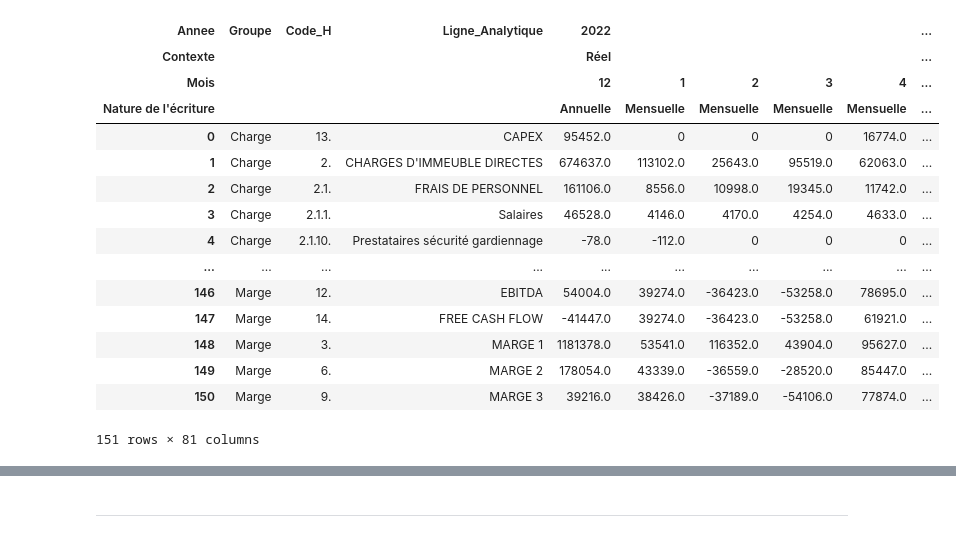
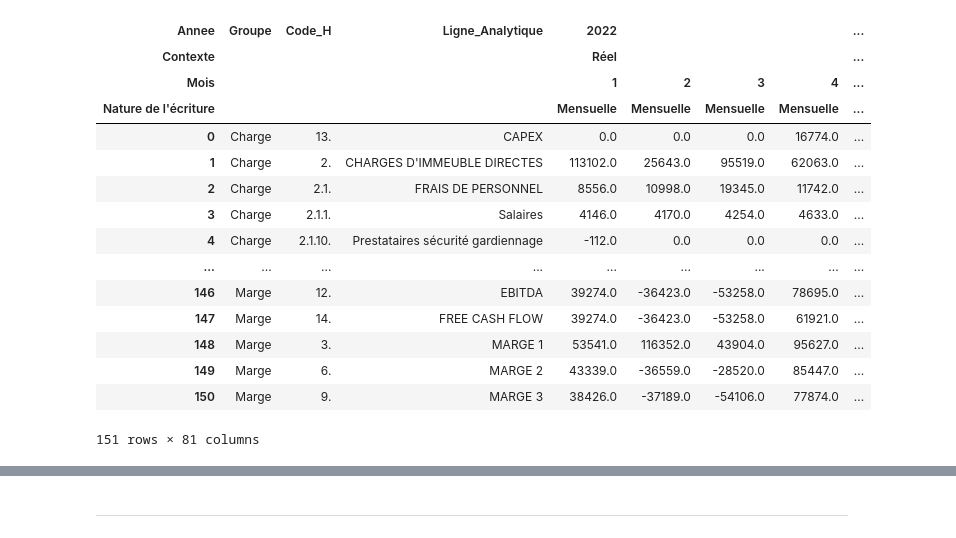
Before and after one commit to Amsa-21/SL_CB_IA, a Jupyter notebook: v4.ipynb, the cells around one changed output, grey strips where cells are left out. Drawn from its saved outputs; the diff is of its cells as text; code cells hidden in the pictures.

```diff
--- a/v4.ipynb
+++ b/v4.ipynb
@@ -80,15 +85,13 @@ def preprocessing_data(df: pd.DataFrame, simple_dict: list[dict]) -> pd.DataFram
         mask_pct = df_filtered['Lignes'] == "% DES RECETTES TOTALES"
         mask_non_pct = ~mask_pct
 
-        # Process non-pct as before
-        df_filtered.loc[mask_non_pct, "Montant"] = df_filtered.loc[mask_non_pct, "Montant"].round(0).astype(int)
+        # Correction : bien gérer le typage et l'arrondi sans convertir en int les NaN et préserver les floats si NaN
+        df_filtered.loc[mask_non_pct, "Montant"] = df_filtered.loc[mask_non_pct, "Montant"].round(0)
+        mask_non_pct_non_nan = mask_non_pct & df_filtered['Montant'].notna()
+        df_filtered.loc[mask_non_pct_non_nan, "Montant"] = df_filtered.loc[mask_non_pct_non_nan, "Montant"].astype(int)
 
-        # Ensure we handle dtype for mask_pct
         if mask_pct.any():
-            montant_pct = df_filtered.loc[mask_pct, "Montant"].round(2).astype(str) + "%"
-            # Cast to object dtype before assignment to avoid FutureWarning
-            df_filtered["Montant"] = df_filtered["Montant"].astype("object")
-            df_filtered.loc[mask_pct, "Montant"] = montant_pct
+            df_filtered.loc[mask_pct, "Montant"] = df_filtered.loc[mask_pct, "Montant"].round(2)
 
         df_filtered = df_filtered.drop_duplicates().reset_index(drop=True)
         return df_filtered
@@ -139,48 +142,48 @@ df_agg = df.groupby(
 # %%
 contexte_order = ['Réel', 'Prévision', 'Budget']
 
 # Ajoute 'Nature de l\'écriture' dans les colonnes du pivot (et pas dans l'index)
 df_pivot = df_agg.pivot_table(
     index=['Groupe', 'Code_H', 'Ligne_Analytique'],
     columns=['Annee', 'Contexte', 'Mois', "Nature de l'écriture"],
     values='Montant',
     fill_value=0,
     aggfunc='sum'
 )
 
-# Trie les colonnes en tenant compte de l'ordre contexte & du reste
 if df_pivot.columns.nlevels == 4:
-    cols = [
-        col for col in sorted(
+    nature_order_desc = sorted(df_pivot.columns.get_level_values(3).unique(), reverse=True)
+    nature_order_dict = {name: i for i, name in enumerate(nature_order_desc)}
+    df_pivot = df_pivot[
+        sorted(
             df_pivot.columns,
             key=lambda x: (
                 x[0],  # Annee
-                x[1],  # Contexte
+                contexte_order.index(x[1]) if x[1] in contexte_order else 99,  # Contexte, custom order
                 contexte_order.index(x[2]) if x[2] in contexte_order else 99,  # Mois (ordre du contexte)
-                x[3]   # Nature de l'écriture
+                nature_order_dict.get(x[3], 999)  # Nature de l'écriture, descending
             )
         )
     ]
-    df_pivot = df_pivot[cols]
 
 df_pivot = df_pivot.reset_index()
 df_pivot
 # %% [output]
-| Annee | Groupe | Code_H | Ligne_Analytique | 2022 |  |  |  |  | ... |
-| Contexte |  |  |  | Réel |  |  |  |  | ... |
-| Mois |  |  |  | 12 | 1 | 2 | 3 | 4 | ... |
-| Nature de l'écriture |  |  |  | Annuelle | Mensuelle | Mensuelle | Mensuelle | Mensuelle | ... |
-| 0 | Charge | 13. | CAPEX | 95452.0 | 0 | 0 | 0 | 16774.0 | ... |
-| 1 | Charge | 2. | CHARGES D'IMMEUBLE DIRECTES | 674637.0 | 113102.0 | 25643.0 | 95519.0 | 62063.0 | ... |
-| 2 | Charge | 2.1. | FRAIS DE PERSONNEL | 161106.0 | 8556.0 | 10998.0 | 19345.0 | 11742.0 | ... |
-| 3 | Charge | 2.1.1. | Salaires | 46528.0 | 4146.0 | 4170.0 | 4254.0 | 4633.0 | ... |
-| 4 | Charge | 2.1.10. | Prestataires sécurité gardiennage | -78.0 | -112.0 | 0 | 0 | 0 | ... |
-| ... | ... | ... | ... | ... | ... | ... | ... | ... | ... |
-| 146 | Marge | 12. | EBITDA | 54004.0 | 39274.0 | -36423.0 | -53258.0 | 78695.0 | ... |
-| 147 | Marge | 14. | FREE CASH FLOW | -41447.0 | 39274.0 | -36423.0 | -53258.0 | 61921.0 | ... |
-| 148 | Marge | 3. | MARGE 1 | 1181378.0 | 53541.0 | 116352.0 | 43904.0 | 95627.0 | ... |
-| 149 | Marge | 6. | MARGE 2 | 178054.0 | 43339.0 | -36559.0 | -28520.0 | 85447.0 | ... |
-| 150 | Marge | 9. | MARGE 3 | 39216.0 | 38426.0 | -37189.0 | -54106.0 | 77874.0 | ... |
+| Annee | Groupe | Code_H | Ligne_Analytique | 2022 |  |  |  | ... |
+| Contexte |  |  |  | Réel |  |  |  | ... |
+| Mois |  |  |  | 1 | 2 | 3 | 4 | ... |
+| Nature de l'écriture |  |  |  | Mensuelle | Mensuelle | Mensuelle | Mensuelle | ... |
+| 0 | Charge | 13. | CAPEX | 0.0 | 0.0 | 0.0 | 16774.0 | ... |
+| 1 | Charge | 2. | CHARGES D'IMMEUBLE DIRECTES | 113102.0 | 25643.0 | 95519.0 | 62063.0 | ... |
+| 2 | Charge | 2.1. | FRAIS DE PERSONNEL | 8556.0 | 10998.0 | 19345.0 | 11742.0 | ... |
+| 3 | Charge | 2.1.1. | Salaires | 4146.0 | 4170.0 | 4254.0 | 4633.0 | ... |
+| 4 | Charge | 2.1.10. | Prestataires sécurité gardiennage | -112.0 | 0.0 | 0.0 | 0.0 | ... |
+| ... | ... | ... | ... | ... | ... | ... | ... | ... |
+| 146 | Marge | 12. | EBITDA | 39274.0 | -36423.0 | -53258.0 | 78695.0 | ... |
+| 147 | Marge | 14. | FREE CASH FLOW | 39274.0 | -36423.0 | -53258.0 | 61921.0 | ... |
+| 148 | Marge | 3. | MARGE 1 | 53541.0 | 116352.0 | 43904.0 | 95627.0 | ... |
+| 149 | Marge | 6. | MARGE 2 | 43339.0 | -36559.0 | -28520.0 | 85447.0 | ... |
+| 150 | Marge | 9. | MARGE 3 | 38426.0 | -37189.0 | -54106.0 | 77874.0 | ... |
 151 rows × 81 columns
 # %%
 def code_hierarchical_sort_key(code):
```
Also changed, not shown: parts of 68 cells of this notebook, 9 other files.
